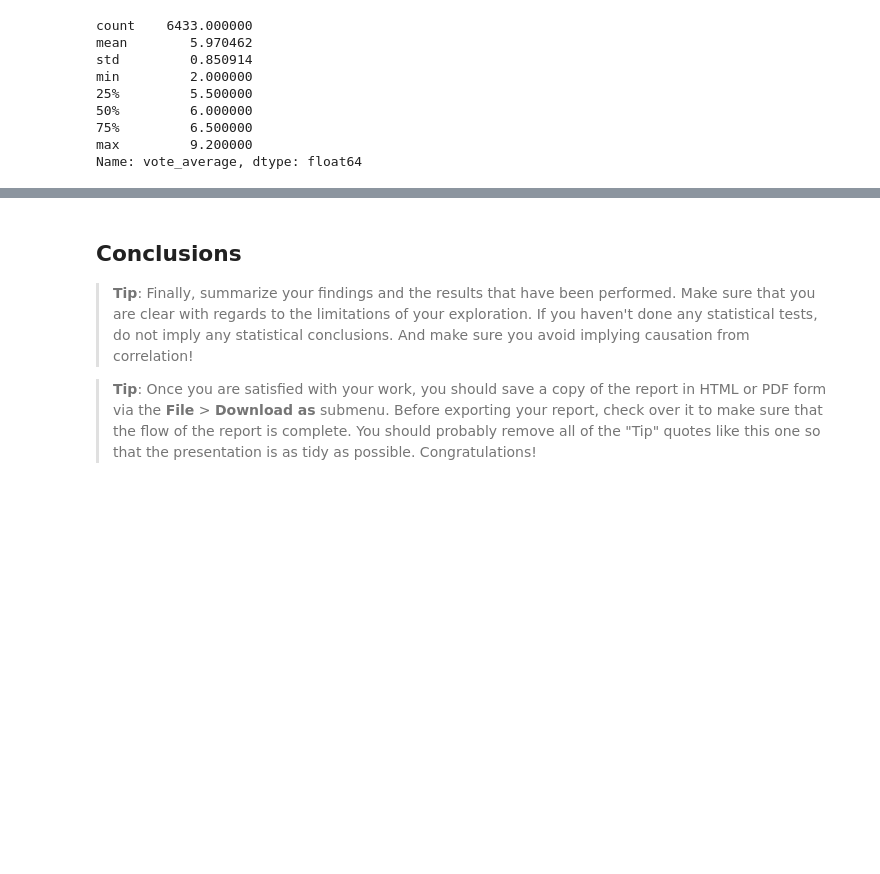
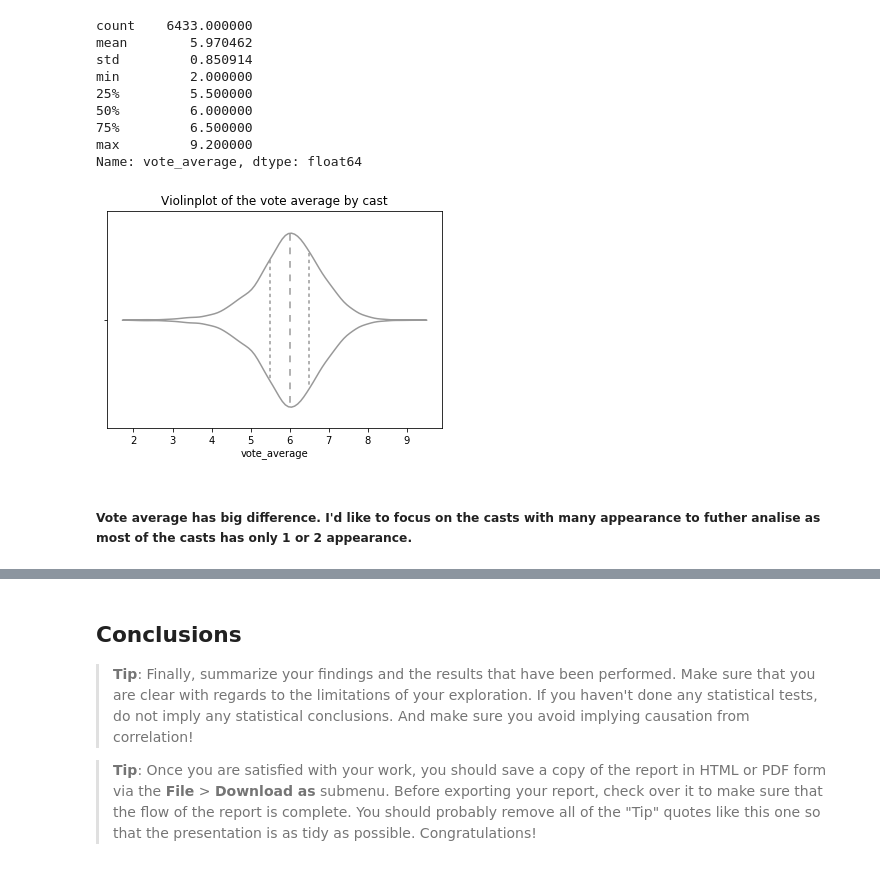
Before and after one commit to KaoriMI/Project_Investigate_a_Dataset, a Jupyter notebook: Investigate_TMDb_Movie_Dataset.ipynb, the cells around one changed output, grey strips where cells are left out. Cells and saved outputs as stored; diff of their text form; code cells hidden in the pictures; blank space fills up the shorter version.

```diff
--- a/Investigate_TMDb_Movie_Dataset.ipynb
+++ b/Investigate_TMDb_Movie_Dataset.ipynb
@@ -360,3 +375,10 @@ min         2.000000
 75%         6.500000
 max         9.200000
 Name: vote_average, dtype: float64
+# %%
+ax = sns.violinplot(df_cast.groupby('cast').mean().vote_average, inner = 'quartile', color = 'white')
+ax.set_title('Violinplot of the vote average by cast');
+# %% [output]
+[figure, added]
+# %% [markdown]
+##### Vote average has big difference. I'd like to focus on the casts with many appearance to futher analise as most of the casts has only 1 or 2 appearance.
```
Also changed, not shown: parts of 54 cells of this notebook, 4 other files.
